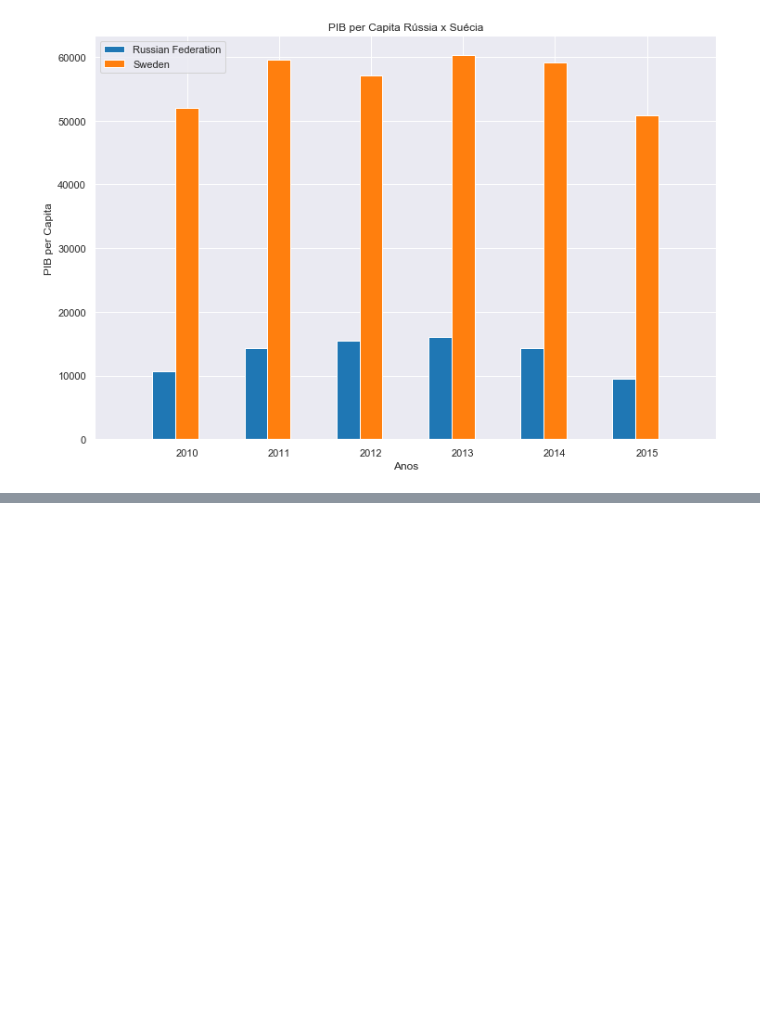
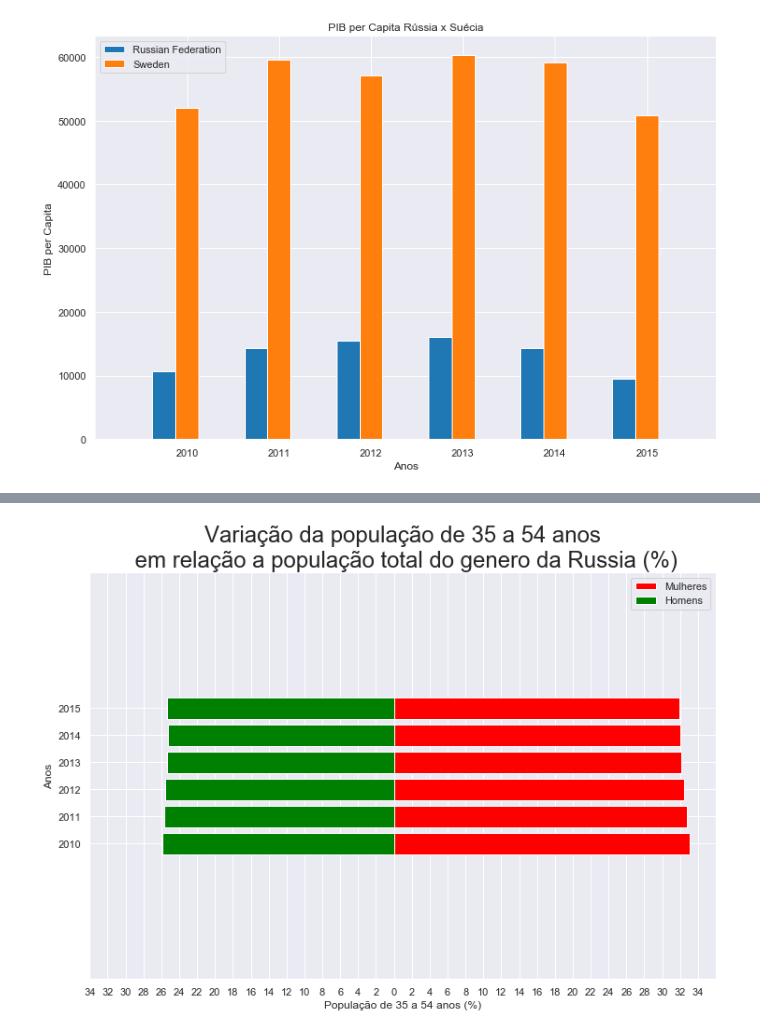
Before and after one commit to Eudess/suicide-data-science, a Jupyter notebook: Entrega 03/suicide_analytics.ipynb, the cells around one changed output, grey strips where cells are left out. Cells and saved outputs as stored; diff of their text form; code cells hidden in the pictures; blank space fills up the shorter version.

```diff
--- a/Entrega 03/suicide_analytics.ipynb
+++ b/Entrega 03/suicide_analytics.ipynb
@@ -639,0 +722,8 @@ generate_growth_pop_age_barh(russia_age_5_14, 'year', 'populationFemaleTaxa', 'p
+# %%
+generate_growth_pop_age_barh(russia_age_35_54, 'year', 'populationFemaleTaxa', 'populationMaleTaxa', getLabels(russia_age_35_54,
+                              'populationFemaleTaxa', 'populationMaleTaxa', True), getLabels(russia_age_35_54,'populationFemaleTaxa',
+                            'populationMaleTaxa'),'População de 35 a 54 anos (%)', 'Anos', [2005,2020], ' da população ' +
+                             'de 35 a 54 anos\n em relação a população total do genero da Russia (%)',
+                             ['Mulheres','Homens'])
+# %% [output]
+[figure, added]
```
Also changed, not shown: parts of 14 cells of this notebook.
